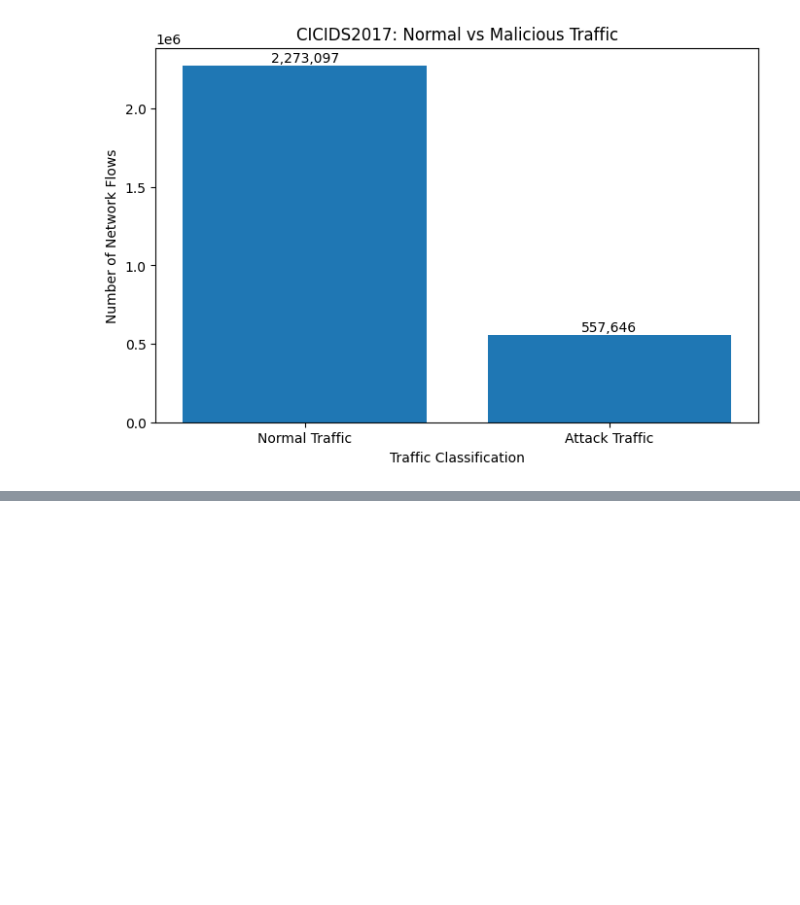
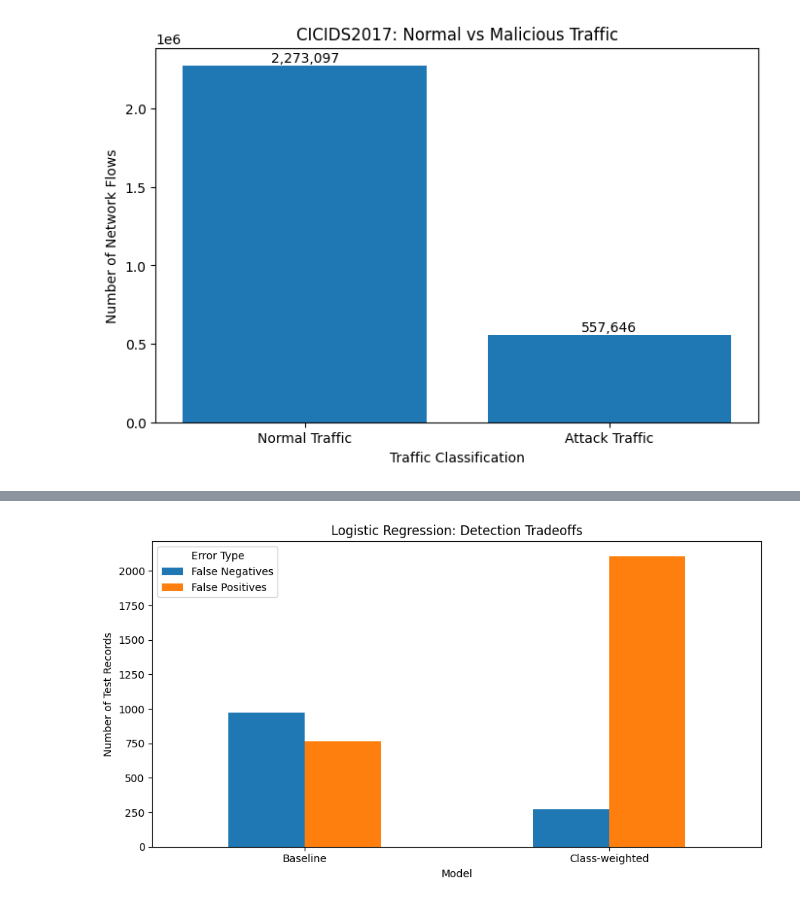
Before and after one commit to rahulraj710/AML-CID, a Jupyter notebook: notebooks/02_logistic_regression.ipynb, the cells around one changed output, grey strips where cells are left out. Cells and saved outputs as stored; diff of their text form; code cells hidden in the pictures; blank space fills up the shorter version.

```diff
--- a/notebooks/02_logistic_regression.ipynb
+++ b/notebooks/02_logistic_regression.ipynb
@@ -145,0 +533,26 @@ plt.show()
+# %%
+
+comparison_plot = comparison.set_index("Model")[
+    ["False Negatives", "False Positives"]
+]
+
+ax = comparison_plot.plot(
+    kind="bar",
+    figsize=(9, 5)
+)
+
+plt.title("Logistic Regression: Detection Tradeoffs")
+plt.ylabel("Number of Test Records")
+plt.xlabel("Model")
+plt.xticks(rotation=0)
+plt.legend(title="Error Type")
+
+plt.tight_layout()
+plt.savefig(
+    "logistic_regression_error_comparison.png",
+    dpi=300,
+    bbox_inches="tight"
+)
+plt.show()
+# %% [output]
+[figure, added]
```
Also changed, not shown: parts of 13 cells of this notebook.
